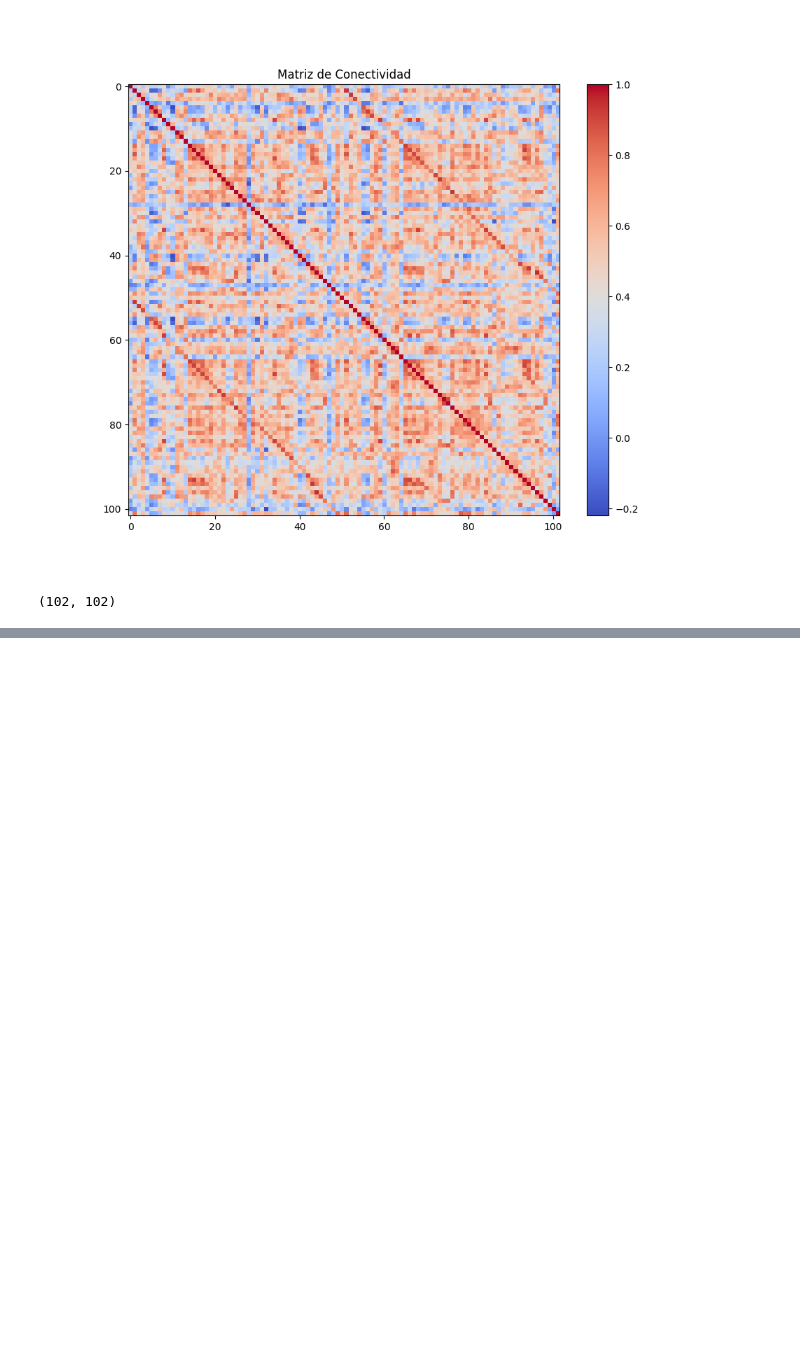
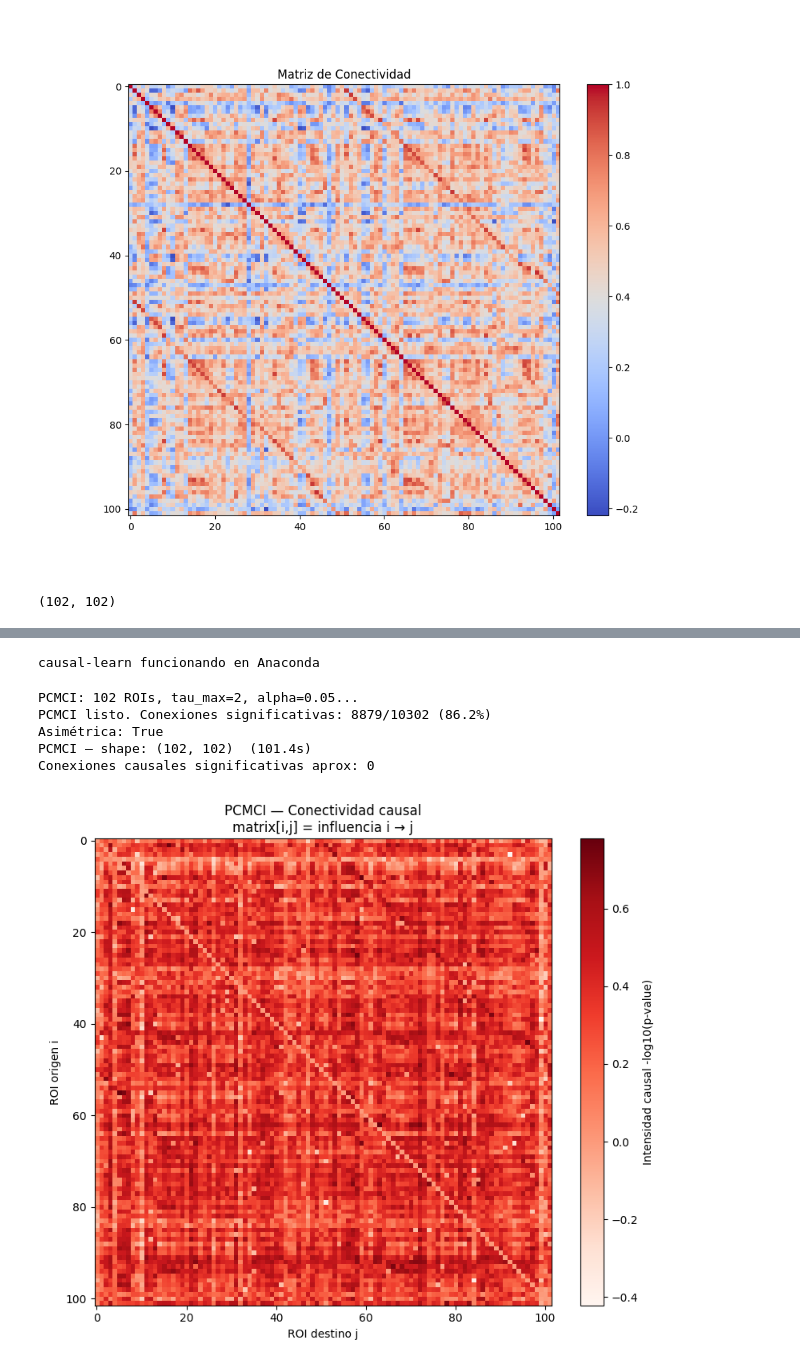
Before and after one commit to crst1970/TESIS-1ERA-ENTREGA, a Jupyter notebook: Pipeline_manual/notebooks/Pipeline_v5.ipynb, the cells around one changed output, grey strips where cells are left out. Saved outputs shown, nothing was run; the diff lists cells and outputs as text; code cells hidden in the pictures; blank space fills up the shorter version.

Commit message:
Cambie conectividad a pcmpi

```diff
--- a/Pipeline_manual/notebooks/Pipeline_v5.ipynb
+++ b/Pipeline_manual/notebooks/Pipeline_v5.ipynb
@@ -370,0 +531,37 @@ A.shape
+# %%
+from causallearn.search.ConstraintBased.PC import pc
+from causallearn.utils.cit import fisherz
+
+print("causal-learn funcionando en Anaconda")
+# %% [output]
+causal-learn funcionando en Anaconda
+# %%
+# ── 7.5 PCMCI ─────────────────────────────────────────────────────────────
+# Requiere: pip install tigramite
+
+t0 = time.time()
+
+pcmci_matrix, pcmci_val, pcmci_pval = pcmci(
+    roi_signals_z,
+    tau_max=2,      # número máximo de lags en TRs
+    pc_alpha=0.05   # nivel de significancia
+)
+
+print(f'PCMCI — shape: {pcmci_matrix.shape}  ({time.time()-t0:.1f}s)')
+print(f'Conexiones causales significativas aprox: {(pcmci_matrix > -np.log10(0.05)).sum()}')
+
+plt.figure(figsize=(8, 7))
+plt.imshow(pcmci_matrix, cmap='Reds', aspect='auto')
+plt.colorbar(label='Intensidad causal -log10(p-value)')
+plt.title('PCMCI — Conectividad causal\nmatrix[i,j] = influencia i → j')
+plt.xlabel('ROI destino j')
+plt.ylabel('ROI origen i')
+plt.tight_layout()
+plt.show()
+# %% [output]
+PCMCI: 102 ROIs, tau_max=2, alpha=0.05...
+PCMCI listo. Conexiones significativas: 8879/10302 (86.2%)
+Asimétrica: True
+PCMCI — shape: (102, 102)  (101.4s)
+Conexiones causales significativas aprox: 0
+[figure, added]
```
Also changed, not shown: parts of 18 cells of this notebook, 16 other files.
